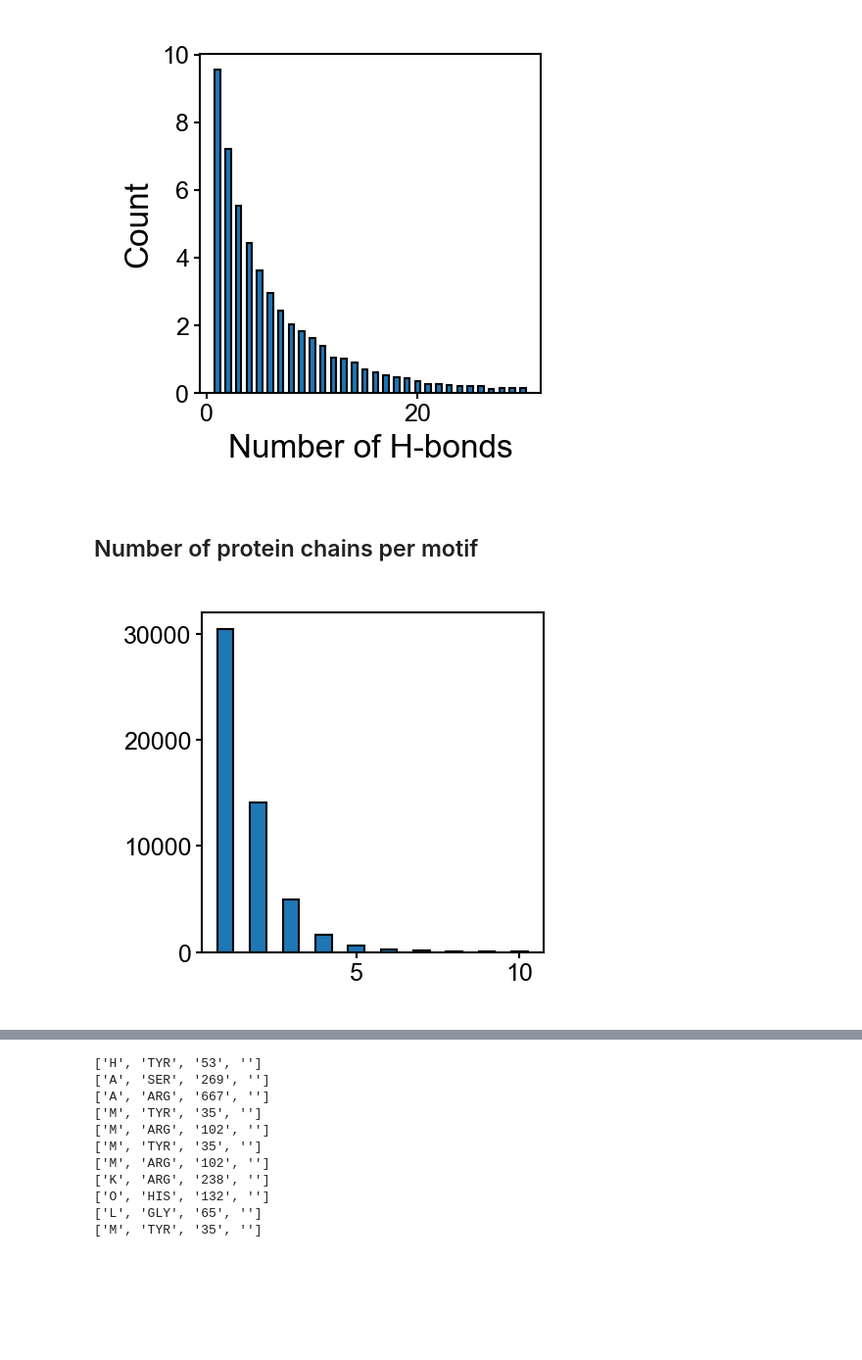
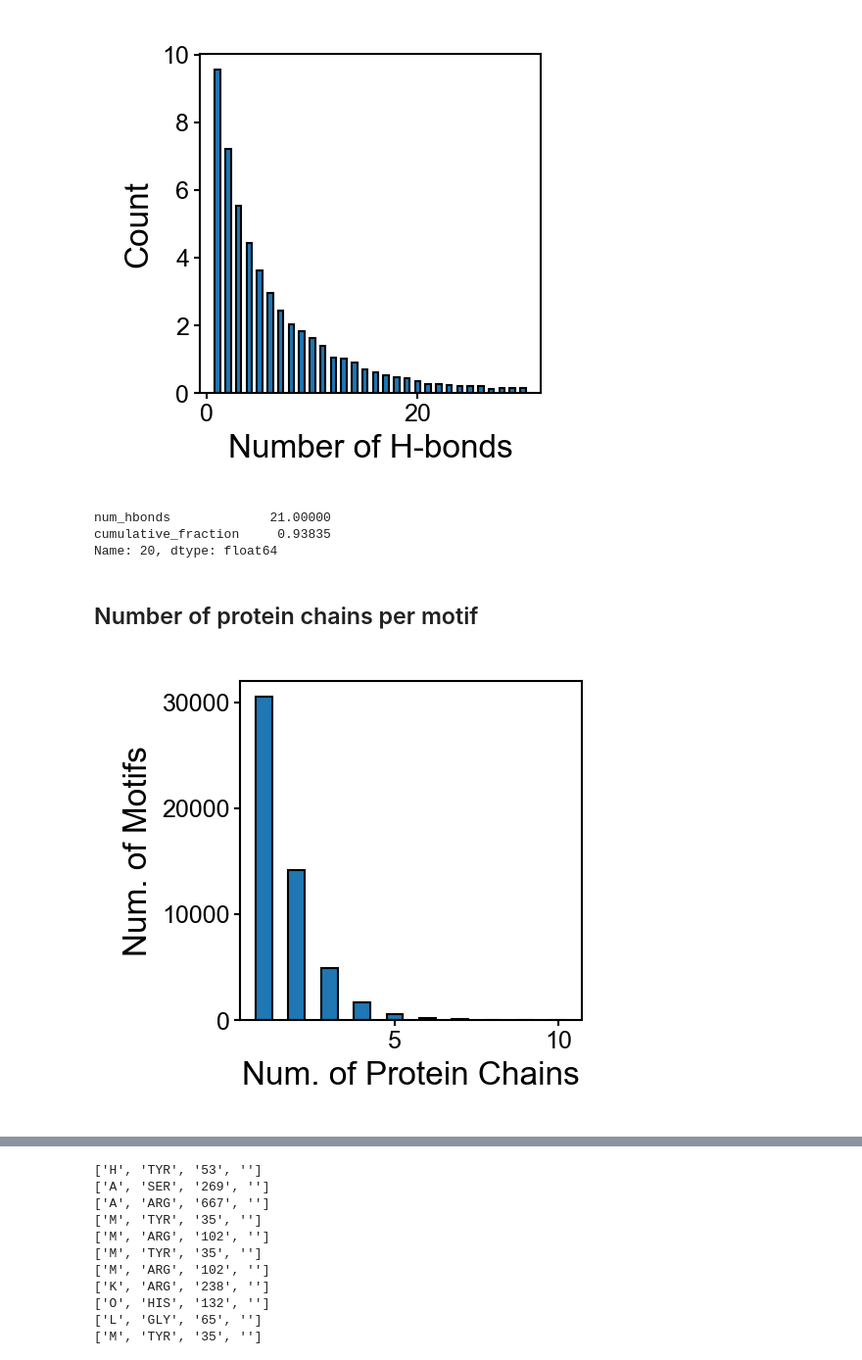
Before and after one commit to YesselmanLab/rna_motif_library, a Jupyter notebook: notebooks/rna_protein.ipynb, the cells around one changed output, grey strips where cells are left out. Shown at 98% size. Drawn from its saved outputs; the diff is of its cells as text; code cells hidden in the pictures; blank space fills up the shorter version.

```diff
--- a/notebooks/rna_protein.ipynb
+++ b/notebooks/rna_protein.ipynb
@@ -555,19 +539,38 @@ fig, ax = plt.subplots(figsize=(1.5, 1.5), dpi=300)
 plot_hbond_histogram_per_motif(df_motifs, ax)
 # %% [output]
 [figure]
+# %%
+cumulative_distribution(df_motifs, "num_hbonds").iloc[20]
+# %% [output]
+num_hbonds             21.00000
+cumulative_fraction     0.93835
+Name: 20, dtype: float64
 # %% [markdown]
 ## Number of protein chains per motif
 # %%
+def plot_protein_chain_counts(df, ax):
+    """
+    Plots a bar chart of the number of protein chains per motif.
+
+    Parameters:
+    df (pd.DataFrame): DataFrame containing a column 'num_protein_chains'.
+    ax (matplotlib.axes.Axes): The axes on which to plot.
+    """
+    protein_chain_counts = df["num_protein_chains"].value_counts()
+    protein_chain_counts = protein_chain_counts[protein_chain_counts.index <= 10]
+    ax.bar(
+        protein_chain_counts.index,
+        protein_chain_counts.values,
+        edgecolor="black",
+        linewidth=0.5,
+        width=0.5,
+    )
+    publication_style_ax(ax, fsize=8, ytick_size=6, xtick_size=6)
+    ax.set_xlabel("Num. of Protein Chains", labelpad=2)
+    ax.set_ylabel("Num. of Motifs", labelpad=2)
+
+
 fig, ax = plt.subplots(figsize=(1.5, 1.5), dpi=300)
-protein_chain_counts = df_motifs["num_protein_chains"].value_counts()
-protein_chain_counts = protein_chain_counts[protein_chain_counts.index <= 10]
-ax.bar(
-    protein_chain_counts.index,
-    protein_chain_counts.values,
-    edgecolor="black",
-    linewidth=0.5,
-    width=0.5,
-)
-publication_style_ax(ax, fsize=8, ytick_size=6, xtick_size=6)
+plot_protein_chain_counts(df_motifs, ax)
 # %% [output]
-[figure, old version]
+[figure, new version]
```
Also changed, not shown: parts of 12 cells of this notebook, 17 other files.
